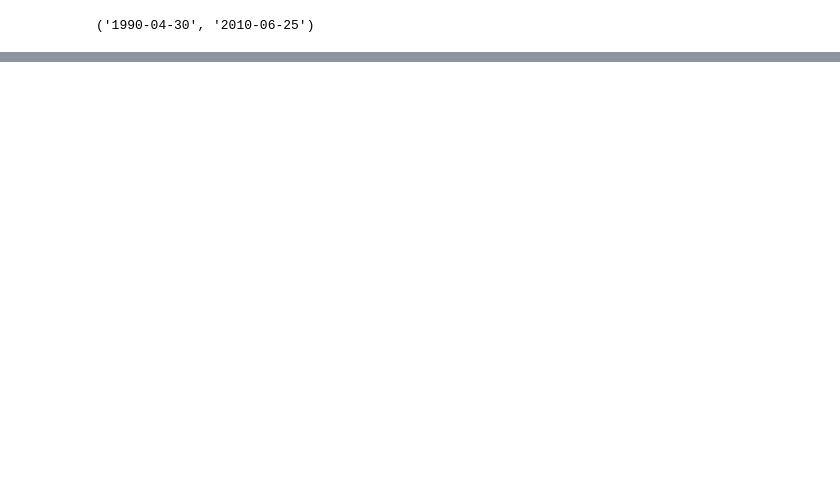
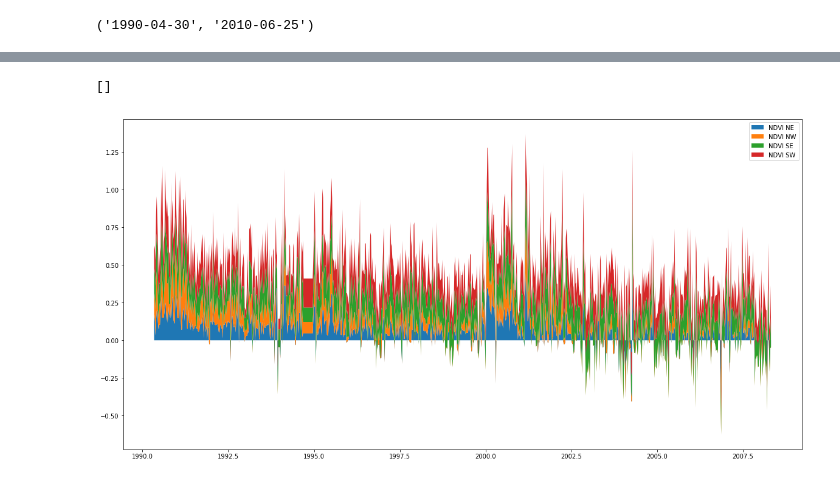
Before and after one commit to MLobo1997/DengAI, a Jupyter notebook: analysis.ipynb, the cells around one changed output, grey strips where cells are left out. Saved outputs shown, nothing was run; the diff lists cells and outputs as text; code cells hidden in the pictures; blank space fills up the shorter version.

```diff
--- a/analysis.ipynb
+++ b/analysis.ipynb
@@ -66,0 +128,26 @@ cases_by_year_sj.index.values, cases_by_year_iq.index.values
+# %%
+ndvi_sj = train_data[train_data['city'] == 'sj'][['year', 'weekofyear','ndvi_ne', 'ndvi_nw', 'ndvi_se', 'ndvi_sw']]
+# %%
+def impute_ndvi(ndvi):
+    last_value=0
+    r = []
+    for curr in ndvi:
+        if not np.isnan(curr):
+            last_value = curr
+        r.append(last_value)
+    return r
+# %%
+# 52 is the number of weeks per year
+x = ndvi_sj['year'] + (ndvi_sj['weekofyear'] / 53.0)
+ne = impute_ndvi(ndvi_sj['ndvi_ne'])
+nw = impute_ndvi(ndvi_sj['ndvi_nw'])
+se = impute_ndvi(ndvi_sj['ndvi_se'])
+sw = impute_ndvi(ndvi_sj['ndvi_sw'])
+labels=['NDVI NE', 'NDVI NW', 'NDVI SE', 'NDVI SW']
+plt.figure(figsize=(20,10))
+plt.stackplot(x, ne, nw, se, sw)
+plt.legend(labels=labels)
+plt.plot()
+# %% [output]
+[]
+[figure, added]
```
Also changed, not shown: parts of 13 cells of this notebook.
